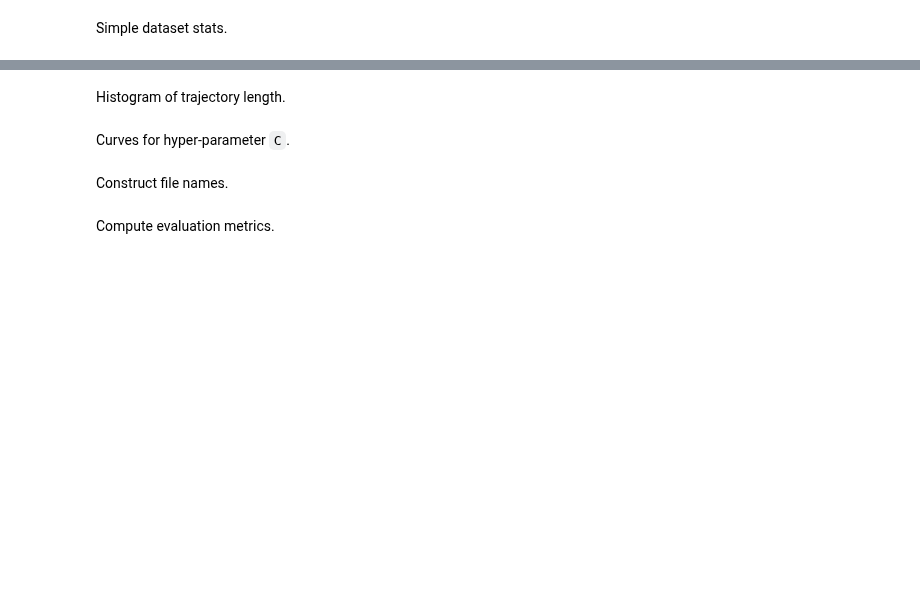
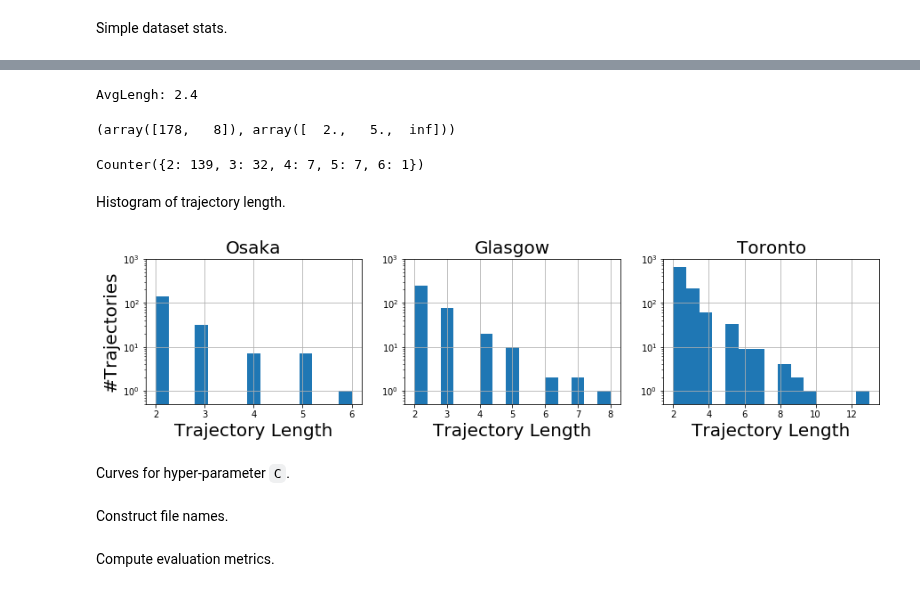
Before and after one commit to chengsoonong/digbeta, a Jupyter notebook: dchen/tour/parse_result.ipynb, the cells around one changed output, grey strips where cells are left out. Saved outputs shown, nothing was run; the diff lists cells and outputs as text; code cells hidden in the pictures; blank space fills up the shorter version.

```diff
--- a/dchen/tour/parse_result.ipynb
+++ b/dchen/tour/parse_result.ipynb
@@ -66,7 +73,7 @@ for j in range(len(indices)):
 # %% [markdown]
 Simple dataset stats.
 # %%
-dat_ix = 1
+dat_ix = 0
 dat_obj = TrajData(dat_ix)
 # %%
 [dat_obj.traj_dict[tid] for tid in dat_obj.TRAJID_GROUP_DICT[(10,3)]]
@@ -96,29 +115,47 @@ lengths = [len(dat_obj.traj_dict[tid]) for q in dat_obj.TRAJID_GROUP_DICT.keys()
 #                   for tid in dat_obj.TRAJID_GROUP_DICT[q]])
 lentotal = np.sum(lengths)
 print('AvgLengh: %.1f' % (lentotal/ntrajs))
+# %% [output]
+AvgLengh: 2.4
 # %%
 np.histogram(lengths, bins=[2, 5, np.inf], density=False)
+# %% [output]
+(array([178,   8]), array([  2.,   5.,  inf]))
 # %%
 Counter(lengths)
+# %% [output]
+Counter({2: 139, 3: 32, 4: 7, 5: 7, 6: 1})
 # %% [markdown]
 Histogram of trajectory length.
 # %%
 #%%script false
+#plt.rc('text', usetex=True)
+#plt.rc('font', family='serif')
+#plt.rc('font',**{'family':'sans-serif','sans-serif':['Helvetica'], 'size':22})
+
 fig = plt.figure(figsize=[20, 3])
 indices = [0, 1, 3]
 #nbins = [10, 20, 30]
+fsize = 20
 for j in range(len(indices)):
     dat_ix = indices[j]
     dat_obj = TrajData(dat_ix)
     ax = plt.subplot(int('14' + str(j+1)))
     ax.set_xlabel('Trajectory Length')
-    ax.set_ylabel('\#Trajectories')
+    ax.xaxis.label.set_fontsize(fsize)
+    if j == 0:
+        ax.set_ylabel('#Trajectories')
+        ax.yaxis.label.set_fontsize(fsize)
     ax.set_yscale('log')
     ax.set_ylim([0.5, 1000])
     ax.set_title(dat_name[dat_ix])
+    ax.title.set_fontsize(fsize)
     Y = [len(dat_obj.traj_dict[tid]) for q in dat_obj.TRAJID_GROUP_DICT.keys() for tid in dat_obj.TRAJID_GROUP_DICT[q]]
     pd.Series(Y).hist(bins=15, ax=ax)
+
     fig.savefig('hist_length.svg')
+# %% [output]
+[figure, added]
 # %% [markdown]
 Curves for hyper-parameter `C`.
 # %%
```
Also changed, not shown: parts of 19 cells of this notebook, 1 other file.
